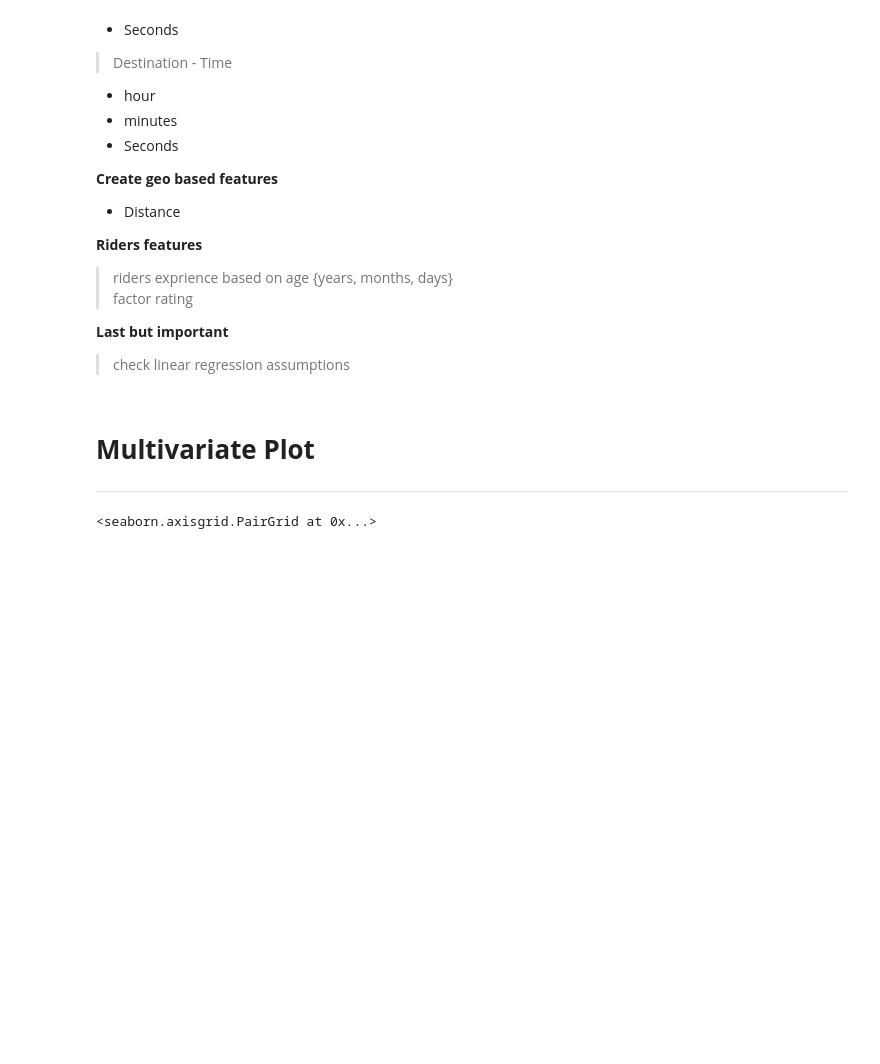
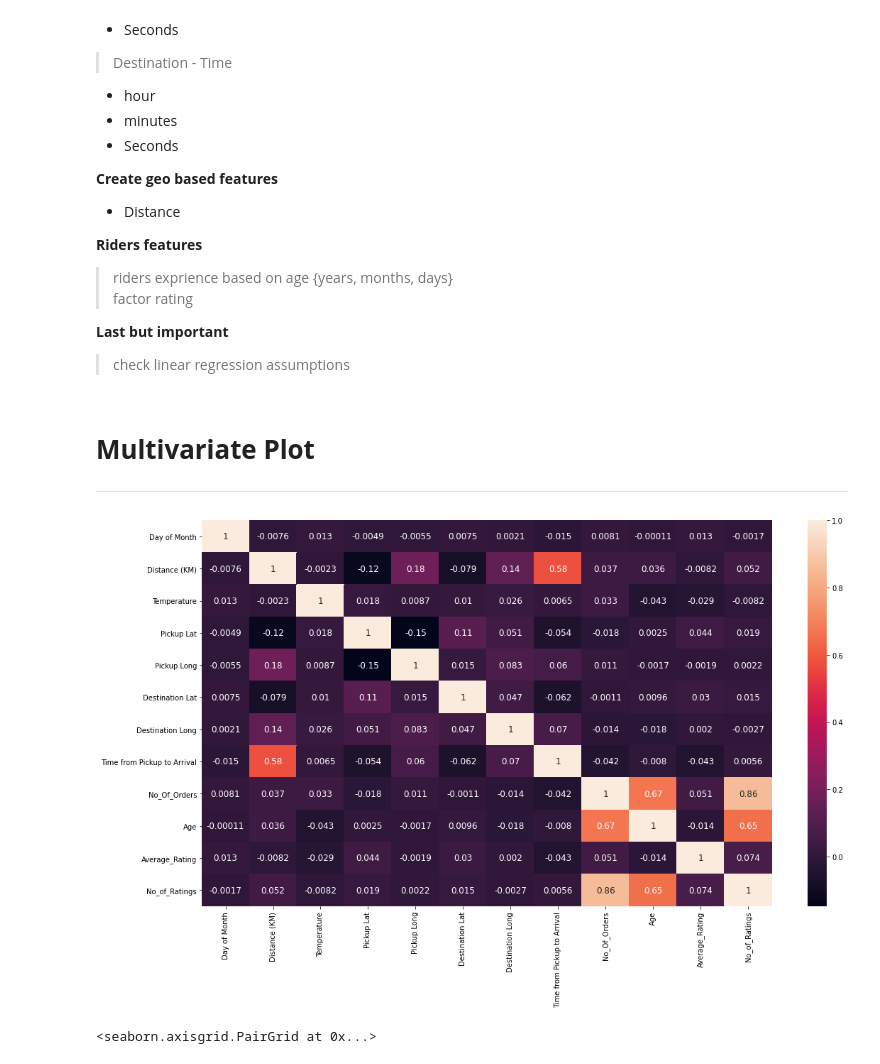
Before and after one commit to Explore-EDSA-2020/Regression-Sendy-Logistics-Challenge, a Jupyter notebook: notebook/Sendy_logistics_EDA.ipynb, the cells around one changed output. Drawn from its saved outputs; the diff is of its cells as text; code cells hidden in the pictures; blank space fills up the shorter version.

```diff
--- a/notebook/Sendy_logistics_EDA.ipynb
+++ b/notebook/Sendy_logistics_EDA.ipynb
@@ -483,6 +494,17 @@ What worked so far:
 # %% [markdown]
 # **Multivariate Plot**
 ---
+# %%
+# plot a heatmap conveying the correlation of the variables
+cormat = train_prep.corr(method='pearson')
+# set figsize
+fig, ax = plt.subplots(figsize=(18,10))
+
+# plot heatmap with cormat
+sns.heatmap(data=cormat, annot=True, annot_kws={'size':12})
+plt.show()
+# %% [output]
+[figure, added]
 # %%
 sns.pairplot(train_prep[['Distance (KM)', 'Temperature','Age','No_Of_Orders',
                 'Average_Rating','No_of_Ratings','Day of Month','Placement - Time',
```
Also changed, not shown: parts of 6 cells of this notebook.
